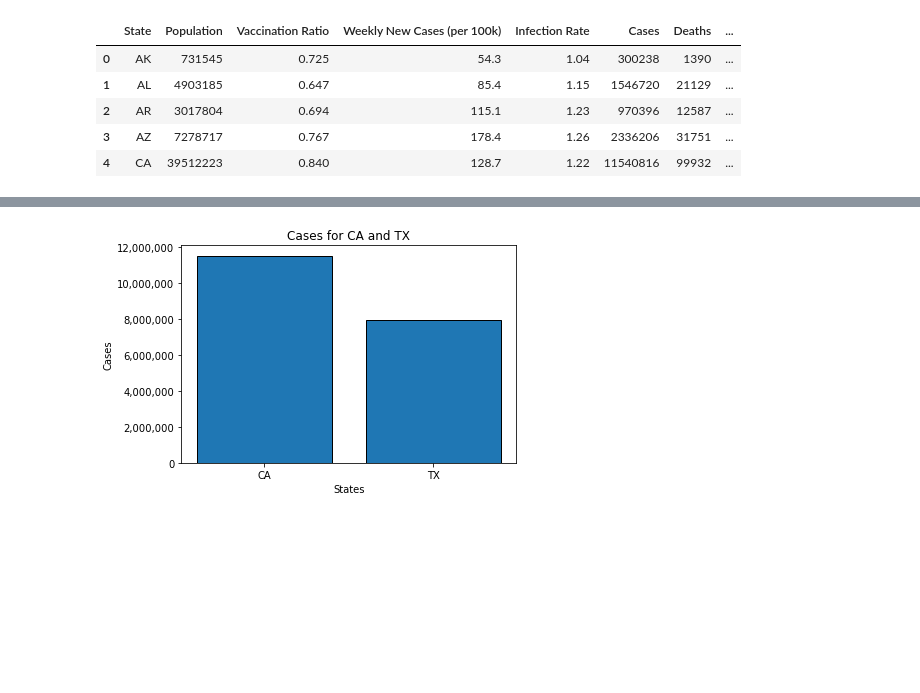
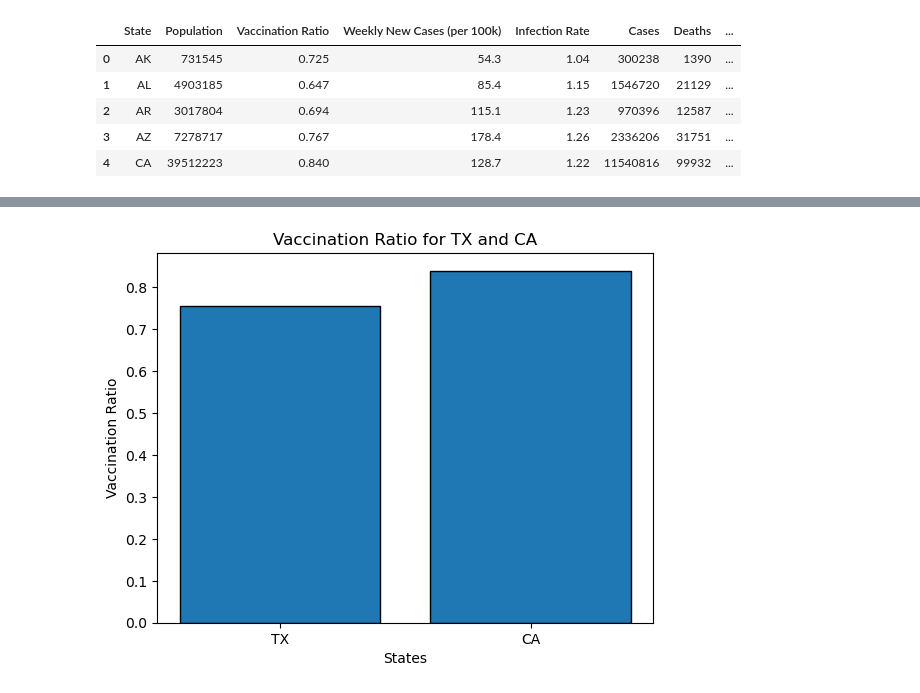
Before and after one commit to xCandy13/bootcamp-project1-healthcare, a Jupyter notebook: comparison.ipynb, the cells around one changed output, grey strips where cells are left out. Cells and saved outputs as stored; diff of their text form; code cells hidden in the pictures; blank space fills up the shorter version.

```diff
--- a/comparison.ipynb
+++ b/comparison.ipynb
@@ -32,0 +43,18 @@ column_name = states_data.columns[int(metric_index)+1]
+# %%
+#prompt user and check for input errors
+while True:
+    try:
+        inputs = prompt()
+        #check if metric index is within bounds
+        column_name = states_data.columns[int(inputs[2])+1]
+        #boolean evaluation for correct state abbreviations
+        state_check = (states_data.loc[states_data['State']==inputs[0]].any().any()) and (states_data.loc[states_data['State']==inputs[1]].any().any())
+        if ~state_check:
+            raise Exception
+    except:
+        #if any input is incorrectly formatted (not two-letter abbreviation, or not a possible column number), retry input
+        print('Those inputs were not accepted. Retrying... ')
+    else:
+        #if inputs are acceptable, move on
+        print('Inputs accepted...')
+        break
@@ -33,17 +66,16 @@ column_name = states_data.columns[int(metric_index)+1]
 # %%
 #access the requested data in the dataframe and present it in a dual bar graph
-x = [state1, state2]
-#states_data.loc[states_data['State']==state1][states_data.columns[int(metric_index)+1]].values[0]
-y = [states_data.loc[states_data['State']==state1][column_name].values[0],states_data.loc[states_data['State']==state2][column_name].values[0]]
+x = [inputs[0], inputs[1]]
+y = [states_data.loc[states_data['State']==inputs[0]][column_name].values[0],states_data.loc[states_data['State']==inputs[1]][column_name].values[0]]
 
-#create visualization and set attributes
+#create visualization, set attributes, and display
 plt.figure(facecolor='white')
 plt.bar(x,y,edgecolor='black')
 plt.xlabel('States')
 plt.ylabel(column_name)
 initial_yticks = plt.gca().get_yticks()
-plt.gca().set_yticklabels(['{:,.0f}'.format(x) for x in initial_yticks])
-plt.title(f'{column_name} for {state1} and {state2}')
+plt.gca().set_yticklabels(['{:,.1f}'.format(x) for x in initial_yticks])
+plt.title(f'{column_name} for {inputs[0]} and {inputs[1]}')
 plt.show()
 # %% [output]
-[figure, old version]
+[figure, new version]
```
Also changed, not shown: parts of 8 cells of this notebook.
